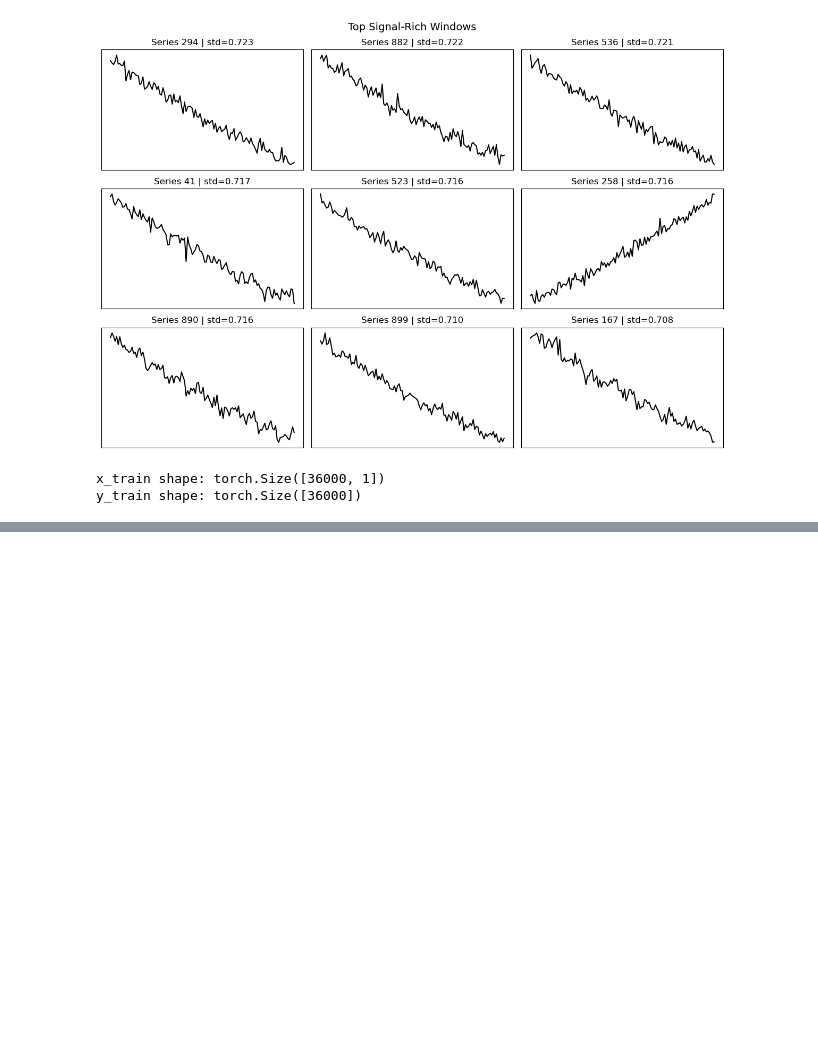
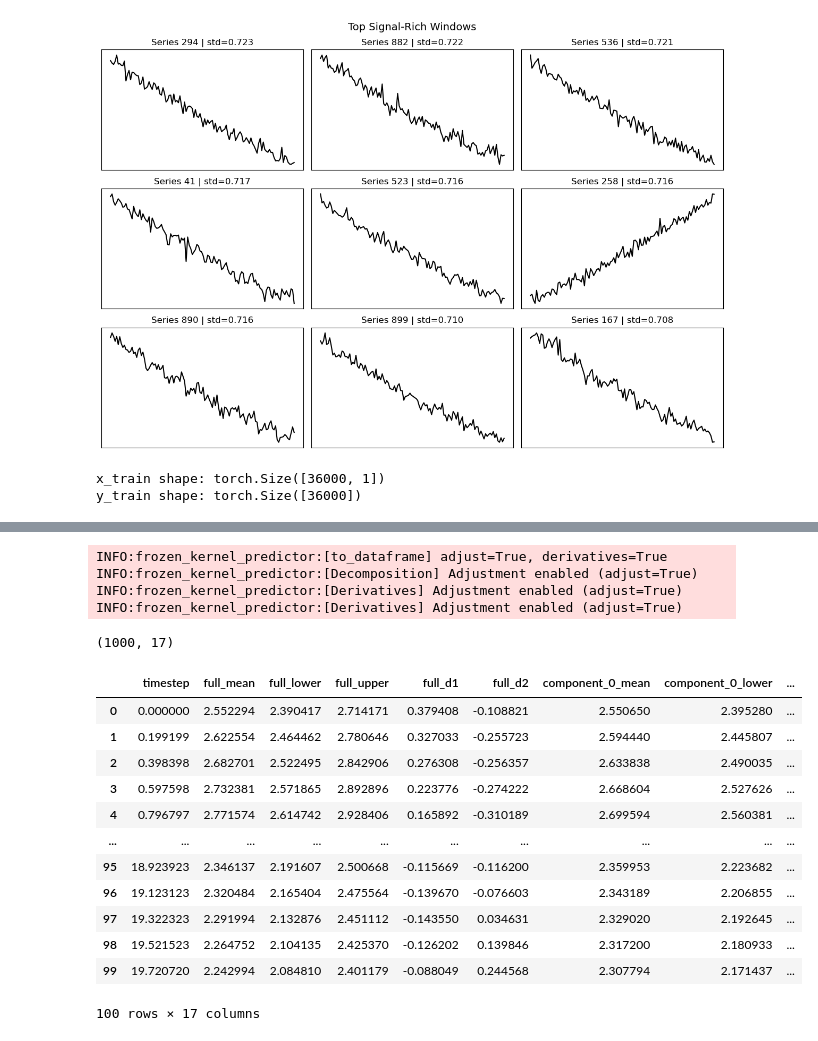
Before and after one commit to views-platform/views-models, a Jupyter notebook: models/purple_alien/notebooks/gp_experiements/gp_test03.ipynb, the cells around one changed output, grey strips where cells are left out. Saved outputs shown, nothing was run; the diff lists cells and outputs as text; code cells hidden in the pictures; blank space fills up the shorter version.

```diff
--- a/models/purple_alien/notebooks/gp_experiements/gp_test03.ipynb
+++ b/models/purple_alien/notebooks/gp_experiements/gp_test03.ipynb
@@ -381 +319,24 @@ INFO:frozen_kernel_predictor:[Decomposition] Adjustment enabled (adjust=True)
+# %%
+df_trend = predictor.to_dataframe(x_grid, adjust=True, include_derivatives=True)
+print(df_trend.shape)
+df_trend.head(100)
+# %% [output]
+INFO:frozen_kernel_predictor:[to_dataframe] adjust=True, derivatives=True
+INFO:frozen_kernel_predictor:[Decomposition] Adjustment enabled (adjust=True)
+INFO:frozen_kernel_predictor:[Derivatives] Adjustment enabled (adjust=True)
+INFO:frozen_kernel_predictor:[Derivatives] Adjustment enabled (adjust=True)
+(1000, 17)
+|  | timestep | full_mean | full_lower | full_upper | full_d1 | full_d2 | component_0_mean | component_0_lower | ... |
+| 0 | 0.000000 | 2.552294 | 2.390417 | 2.714171 | 0.379408 | -0.108821 | 2.550650 | 2.395280 | ... |
+| 1 | 0.199199 | 2.622554 | 2.464462 | 2.780646 | 0.327033 | -0.255723 | 2.594440 | 2.445807 | ... |
+| 2 | 0.398398 | 2.682701 | 2.522495 | 2.842906 | 0.276308 | -0.256357 | 2.633838 | 2.490035 | ... |
+| 3 | 0.597598 | 2.732381 | 2.571865 | 2.892896 | 0.223776 | -0.274222 | 2.668604 | 2.527626 | ... |
+| 4 | 0.796797 | 2.771574 | 2.614742 | 2.928406 | 0.165892 | -0.310189 | 2.699594 | 2.560381 | ... |
+| ... | ... | ... | ... | ... | ... | ... | ... | ... | ... |
+| 95 | 18.923923 | 2.346137 | 2.191607 | 2.500668 | -0.115669 | -0.116200 | 2.359953 | 2.223682 | ... |
+| 96 | 19.123123 | 2.320484 | 2.165404 | 2.475564 | -0.139670 | -0.076603 | 2.343189 | 2.206855 | ... |
+| 97 | 19.322323 | 2.291994 | 2.132876 | 2.451112 | -0.143550 | 0.034631 | 2.329020 | 2.192645 | ... |
+| 98 | 19.521523 | 2.264752 | 2.104135 | 2.425370 | -0.126202 | 0.139846 | 2.317200 | 2.180933 | ... |
+| 99 | 19.720720 | 2.242994 | 2.084810 | 2.401179 | -0.088049 | 0.244568 | 2.307794 | 2.171437 | ... |
+100 rows × 17 columns
 # %%
```
Also changed, not shown: parts of 20 cells of this notebook, 1 other file.
